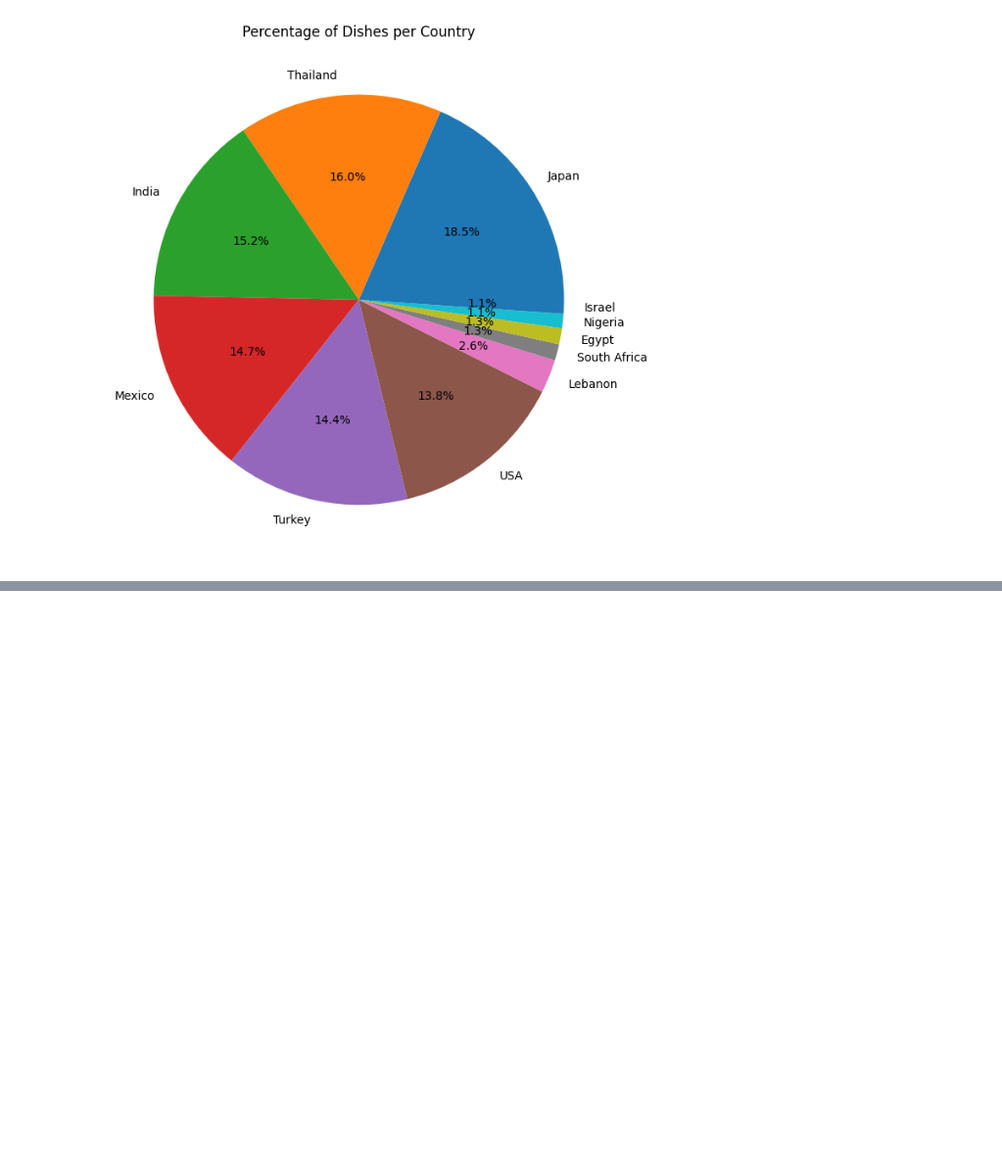
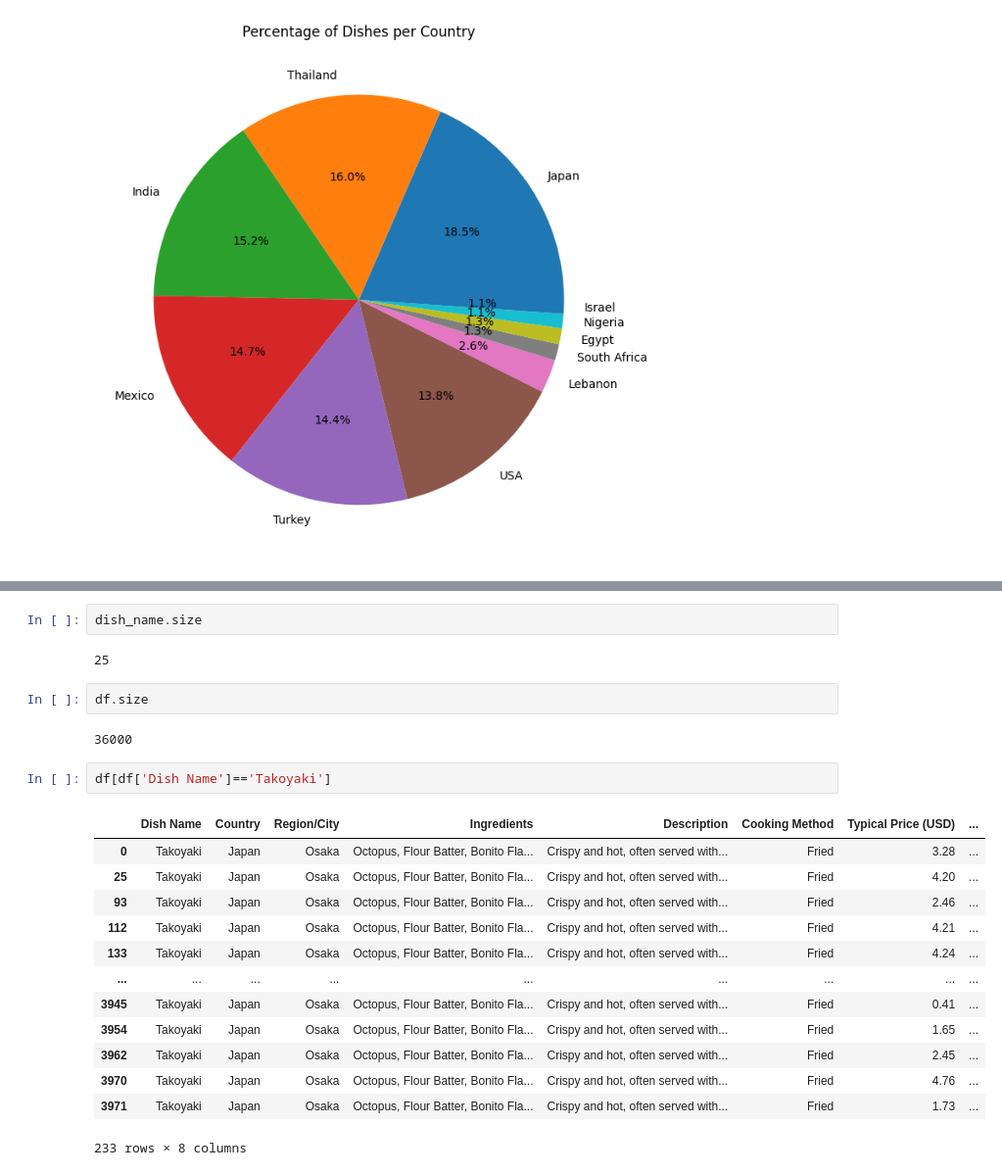
Before and after one commit to Yamm23/Learning-Macine-Learning, a Jupyter notebook: Global_Street_Food.ipynb, the cells around one changed output, grey strips where cells are left out. Shown: that part at 98% size. Cells and saved outputs as stored; diff of their text form; blank space fills up the shorter version.

Commit message:
Found that most of the food are repeated and only price has variations in them.

```diff
--- a/Global_Street_Food.ipynb
+++ b/Global_Street_Food.ipynb
@@ -68,0 +78,24 @@ plt.show()
+# %%
+dish_name.size
+# %% [output]
+25
+# %%
+df.size
+# %% [output]
+36000
+# %%
+df[df['Dish Name']=='Takoyaki']
+# %% [output]
+|  | Dish Name | Country | Region/City | Ingredients | Description | Cooking Method | Typical Price (USD) | ... |
+| 0 | Takoyaki | Japan | Osaka | Octopus, Flour Batter, Bonito Fla... | Crispy and hot, often served with... | Fried | 3.28 | ... |
+| 25 | Takoyaki | Japan | Osaka | Octopus, Flour Batter, Bonito Fla... | Crispy and hot, often served with... | Fried | 4.20 | ... |
+| 93 | Takoyaki | Japan | Osaka | Octopus, Flour Batter, Bonito Fla... | Crispy and hot, often served with... | Fried | 2.46 | ... |
+| 112 | Takoyaki | Japan | Osaka | Octopus, Flour Batter, Bonito Fla... | Crispy and hot, often served with... | Fried | 4.21 | ... |
+| 133 | Takoyaki | Japan | Osaka | Octopus, Flour Batter, Bonito Fla... | Crispy and hot, often served with... | Fried | 4.24 | ... |
+| ... | ... | ... | ... | ... | ... | ... | ... | ... |
+| 3945 | Takoyaki | Japan | Osaka | Octopus, Flour Batter, Bonito Fla... | Crispy and hot, often served with... | Fried | 0.41 | ... |
+| 3954 | Takoyaki | Japan | Osaka | Octopus, Flour Batter, Bonito Fla... | Crispy and hot, often served with... | Fried | 1.65 | ... |
+| 3962 | Takoyaki | Japan | Osaka | Octopus, Flour Batter, Bonito Fla... | Crispy and hot, often served with... | Fried | 2.45 | ... |
+| 3970 | Takoyaki | Japan | Osaka | Octopus, Flour Batter, Bonito Fla... | Crispy and hot, often served with... | Fried | 4.76 | ... |
+| 3971 | Takoyaki | Japan | Osaka | Octopus, Flour Batter, Bonito Fla... | Crispy and hot, often served with... | Fried | 1.73 | ... |
+233 rows × 8 columns
```
Also changed, not shown: parts of 1 cell of this notebook.
